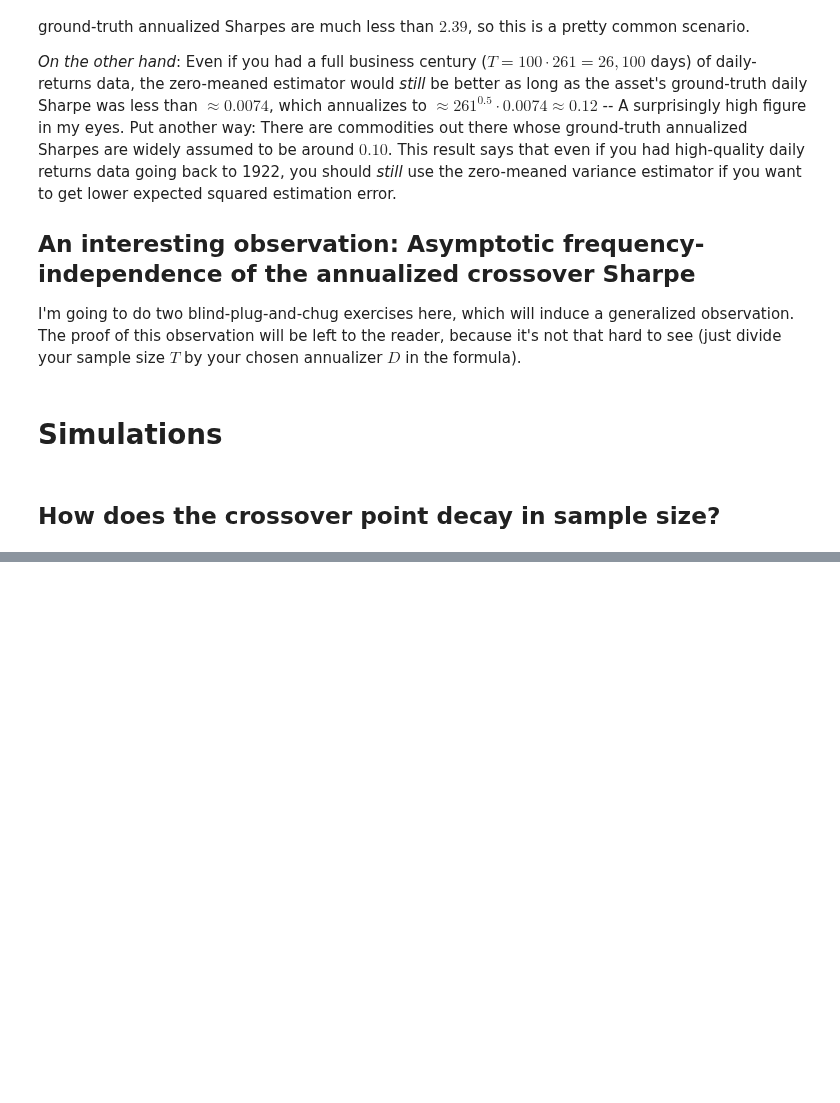
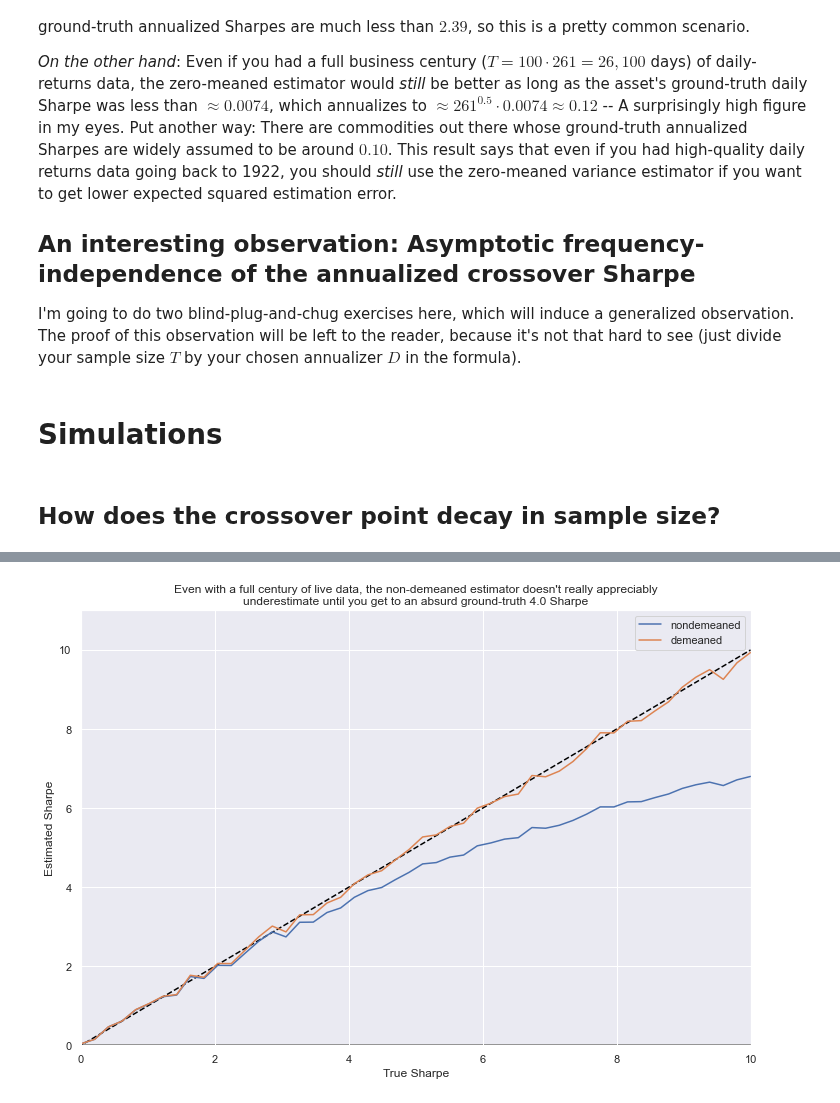
Before and after one commit to sparshsah/foggy-demo, a Jupyter notebook: demo/stats/bias-variance-risk.ipynb, the cells around one changed output, grey strips where cells are left out. Saved outputs shown, nothing was run; the diff lists cells and outputs as text; code cells hidden in the pictures; blank space fills up the shorter version.

```diff
--- a/demo/stats/bias-variance-risk.ipynb
+++ b/demo/stats/bias-variance-risk.ipynb
@@ -93,0 +174,31 @@ import foggy_pylib.fin as ff
+# %%
+def _sim(true_sharpe: float=0) -> ff.FloatSeries:
+    r = ff._sim_r(ann_sharpe=true_sharpe)
+    est_sharpe = fc.get_series([
+        ("nondemeaned", ff._get_est_sharpe_of_r(r=r)),
+        ("demeaned", ff._get_est_sharpe_of_r(r=r, de_avg_kind="mean"))
+    ])
+    return est_sharpe
+
+def sim() -> ff.FloatDF:
+    est_sharpe = pd.DataFrame({true_sharpe: _sim(true_sharpe=true_sharpe) for true_sharpe in np.linspace(0,10)}).T
+    return est_sharpe
+
+def plot_sim() -> None:
+    np.random.seed(42)
+    est_sharpe = sim()
+    ax = fc.get_y_equals_x_plot_base(lim=10)
+    fc.plot(
+        est_sharpe,
+        xlabel="True Sharpe",
+        ylabel="Estimated Sharpe",
+        title="Even with a full century of live data, the non-demeaned estimator doesn't really appreciably\n" + \
+            "underestimate until you get to an absurd ground-truth 4.0 Sharpe",
+        ax=ax,
+        # override from the ax
+        ylim_bottom=0
+    )
+
+plot_sim()
+# %% [output]
+[figure, added]
```
Also changed, not shown: parts of 4 cells of this notebook, 1 other file.
